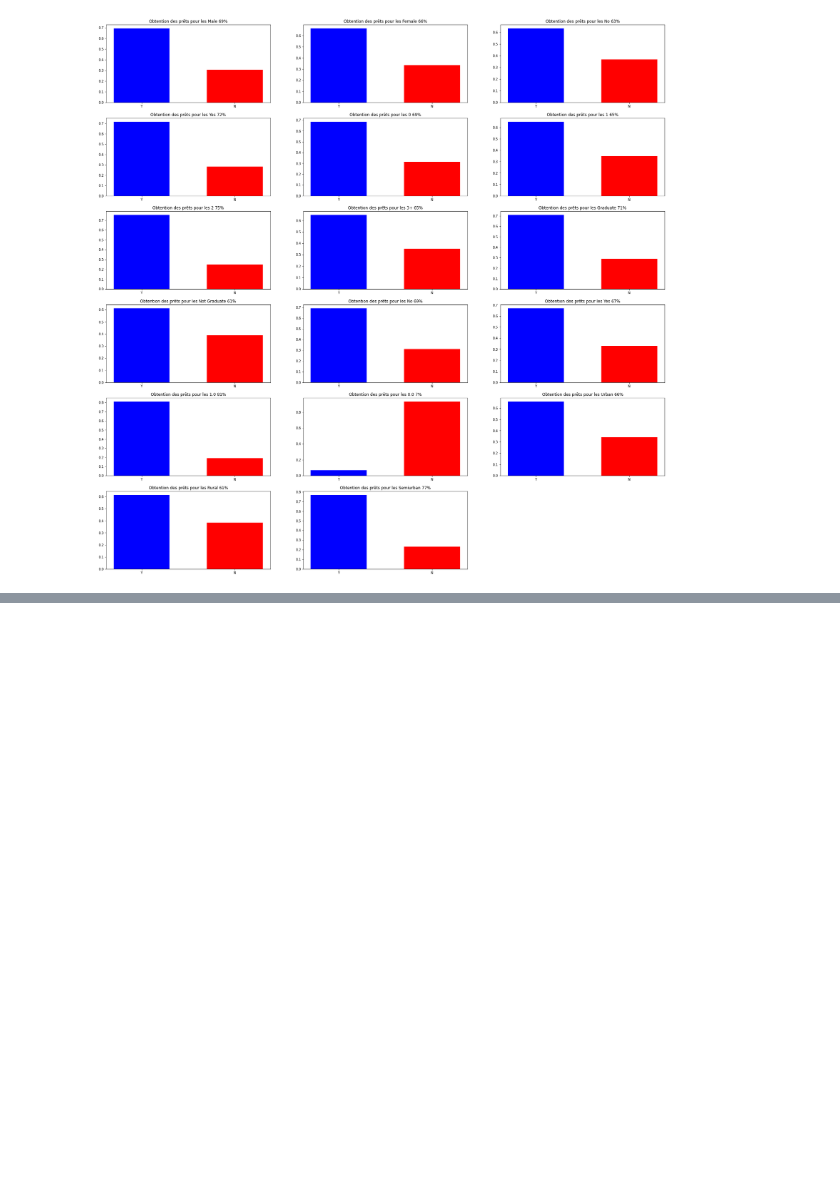
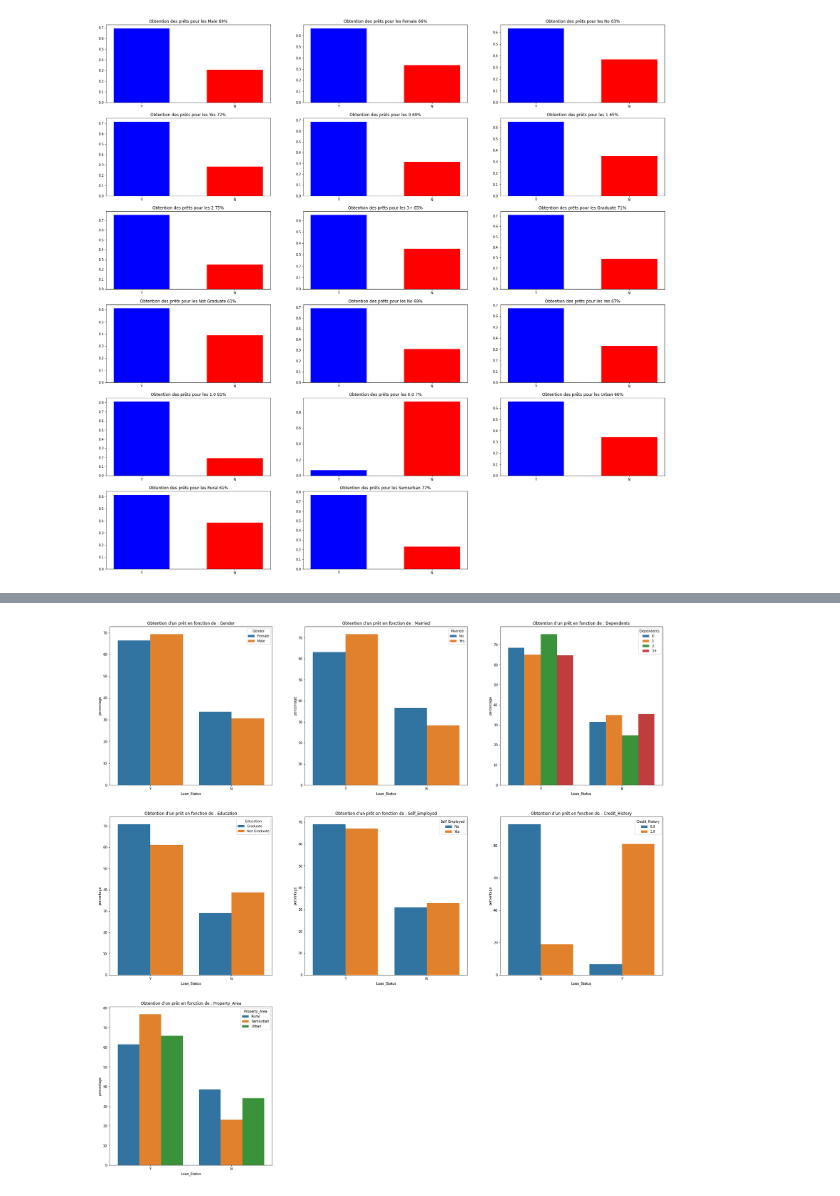
Before and after one commit to Gfeuillas/finance_project, a Jupyter notebook: Projet Finance.ipynb, the cells around one changed output, grey strips where cells are left out. Drawn from its saved outputs; the diff is of its cells as text; code cells hidden in the pictures; blank space fills up the shorter version.

```diff
--- a/Projet Finance.ipynb
+++ b/Projet Finance.ipynb
@@ -1459,7 +1459,7 @@ plt.figure(figsize=[30,30])
 for i in col:
 
     kol=df_cleaned.iloc[:,i].unique()
-
+    plt.suptitle=(df_cleaned.columns[i])
     for n in kol:
         temp=[]
         plt.subplot(6,3,m)
@@ -1468,7 +1468,5 @@ for i in col:
         plt.bar(ind, temp, width, color=('Blue','Red'))
         plt.title("Obtention des prêts pour les "+str(n)+" "+str(round(temp[0]*100))+"%")
         m=m+1
-plt.subtplot(6,3,m)
-plt.text(s="Pourcentage globale d'obtention d'un prêt"+str(round(df_cleaned.locdf_cleaned["Loan_Status"]=="Y"].value_counts()/len(df_cleaned))*100)+"%")
 # %% [output]
 [figure]
@@ -1495,0 +1481,15 @@ _ = plt.setp(p.get_xticklabels(), rotation=90)  # Rotate labels
+# %%
+n=1
+plt.figure(figsize=(30,30))
+for i in col:
+    occ2=(df_cleaned.groupby([df_cleaned.columns[i]])['Loan_Status']
+      .value_counts(normalize=True)
+      .rename('percentage')
+      .mul(100)
+      .reset_index())
+    plt.subplot(3,3,n)
+    sns.barplot(x="Loan_Status", y="percentage", hue=df_cleaned.columns[i], data=occ2)
+    plt.title("Obtention d'un prêt en fonction de : "+ df_cleaned.columns[i] )
+    n=n+1
+# %% [output]
+[figure, added]
```
Also changed, not shown: parts of 24 cells of this notebook.
